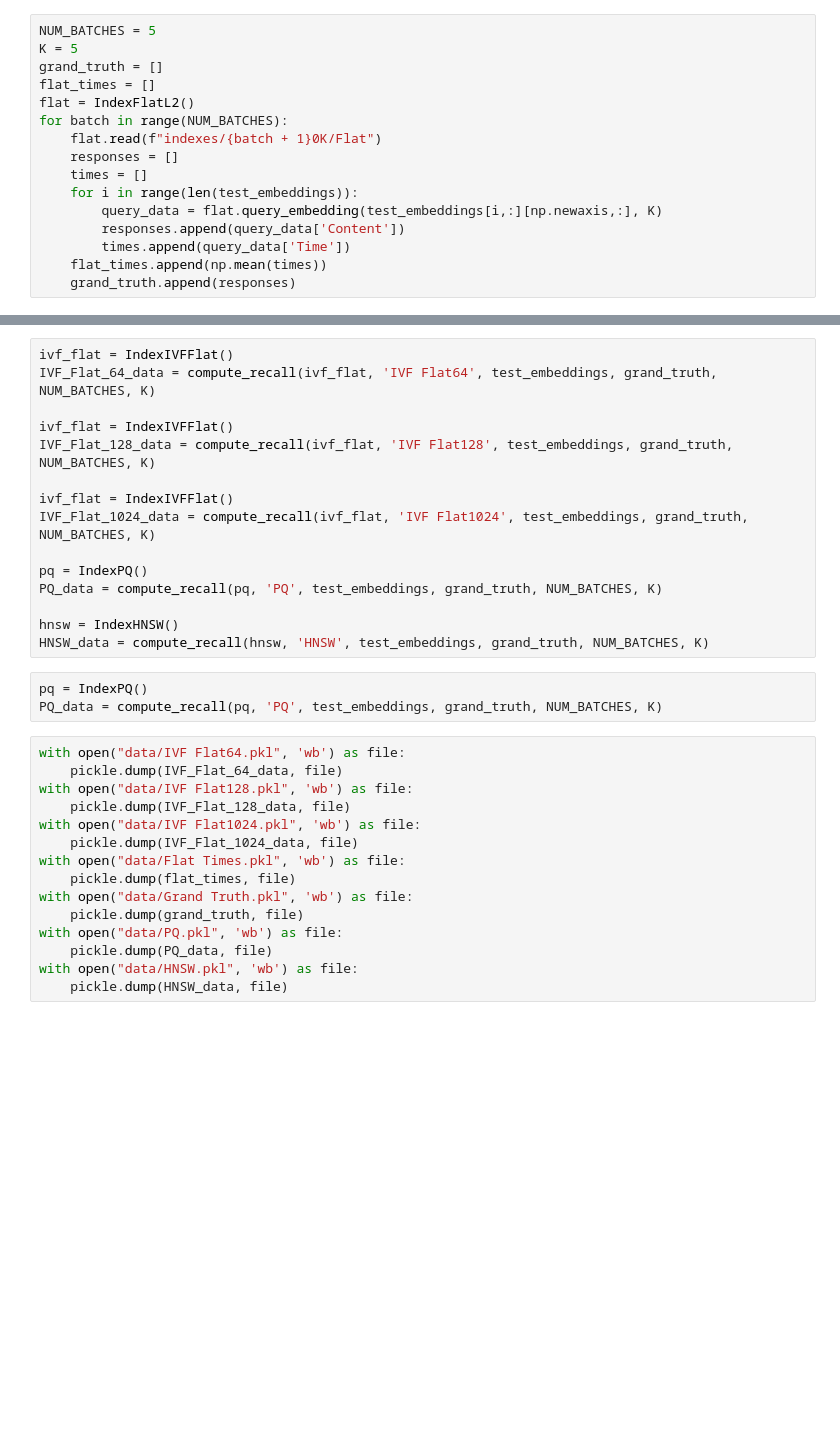
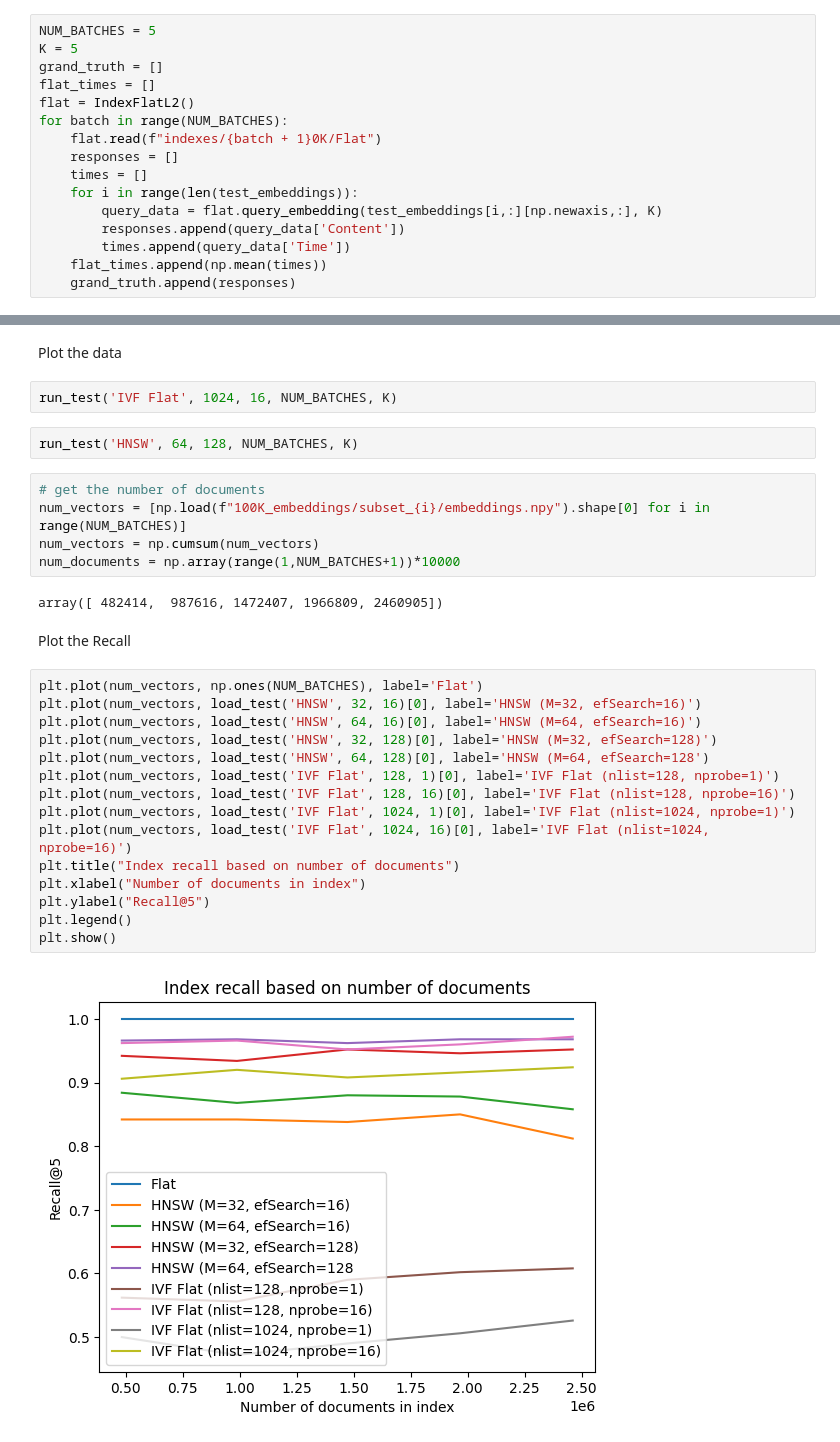
Before and after one commit to hc-sc-ocdo-bdpd/RagLLM, a Jupyter notebook: faiss_experiments.ipynb, the cells around one changed output, grey strips where cells are left out. Drawn from its saved outputs; the diff is of its cells as text; blank space fills up the shorter version.

```diff
--- a/faiss_experiments.ipynb
+++ b/faiss_experiments.ipynb
@@ -215,33 +236,32 @@ IVF_Flat_64_data = compute_recall(ivf_flat, 'IVF Flat64', test_embeddings, grand
-# %%
-ivf_flat = IndexIVFFlat()
-IVF_Flat_64_data = compute_recall(ivf_flat, 'IVF Flat64', test_embeddings, grand_truth, NUM_BATCHES, K)
-
-ivf_flat = IndexIVFFlat()
-IVF_Flat_128_data = compute_recall(ivf_flat, 'IVF Flat128', test_embeddings, grand_truth, NUM_BATCHES, K)
-
-ivf_flat = IndexIVFFlat()
-IVF_Flat_1024_data = compute_recall(ivf_flat, 'IVF Flat1024', test_embeddings, grand_truth, NUM_BATCHES, K)
-
-pq = IndexPQ()
-PQ_data = compute_recall(pq, 'PQ', test_embeddings, grand_truth, NUM_BATCHES, K)
-
-hnsw = IndexHNSW()
-HNSW_data = compute_recall(hnsw, 'HNSW', test_embeddings, grand_truth, NUM_BATCHES, K)
-# %%
-pq = IndexPQ()
-PQ_data = compute_recall(pq, 'PQ', test_embeddings, grand_truth, NUM_BATCHES, K)
-# %%
-with open("data/IVF Flat64.pkl", 'wb') as file:
-    pickle.dump(IVF_Flat_64_data, file)
-with open("data/IVF Flat128.pkl", 'wb') as file:
-    pickle.dump(IVF_Flat_128_data, file)
-with open("data/IVF Flat1024.pkl", 'wb') as file:
-    pickle.dump(IVF_Flat_1024_data, file)
-with open("data/Flat Times.pkl", 'wb') as file:
-    pickle.dump(flat_times, file)
-with open("data/Grand Truth.pkl", 'wb') as file:
-    pickle.dump(grand_truth, file)
-with open("data/PQ.pkl", 'wb') as file:
-    pickle.dump(PQ_data, file)
-with open("data/HNSW.pkl", 'wb') as file:
-    pickle.dump(HNSW_data, file)
+# %% [markdown]
+Plot the data
+# %%
+run_test('IVF Flat', 1024, 16, NUM_BATCHES, K)
+# %%
+run_test('HNSW', 64, 128, NUM_BATCHES, K)
+# %%
+# get the number of documents
+num_vectors = [np.load(f"100K_embeddings/subset_{i}/embeddings.npy").shape[0] for i in range(NUM_BATCHES)]
+num_vectors = np.cumsum(num_vectors)
+num_documents = np.array(range(1,NUM_BATCHES+1))*10000
+# %% [output]
+array([ 482414,  987616, 1472407, 1966809, 2460905])
+# %% [markdown]
+Plot the Recall
+# %%
+plt.plot(num_vectors, np.ones(NUM_BATCHES), label='Flat')
+plt.plot(num_vectors, load_test('HNSW', 32, 16)[0], label='HNSW (M=32, efSearch=16)')
+plt.plot(num_vectors, load_test('HNSW', 64, 16)[0], label='HNSW (M=64, efSearch=16)')
+plt.plot(num_vectors, load_test('HNSW', 32, 128)[0], label='HNSW (M=32, efSearch=128)')
+plt.plot(num_vectors, load_test('HNSW', 64, 128)[0], label='HNSW (M=64, efSearch=128')
+plt.plot(num_vectors, load_test('IVF Flat', 128, 1)[0], label='IVF Flat (nlist=128, nprobe=1)')
+plt.plot(num_vectors, load_test('IVF Flat', 128, 16)[0], label='IVF Flat (nlist=128, nprobe=16)')
+plt.plot(num_vectors, load_test('IVF Flat', 1024, 1)[0], label='IVF Flat (nlist=1024, nprobe=1)')
+plt.plot(num_vectors, load_test('IVF Flat', 1024, 16)[0], label='IVF Flat (nlist=1024, nprobe=16)')
+plt.title("Index recall based on number of documents")
+plt.xlabel("Number of documents in index")
+plt.ylabel("Recall@5")
+plt.legend()
+plt.show()
+# %% [output]
+[figure, added]
```
Also changed, not shown: parts of 9 cells of this notebook, 1 other file.
